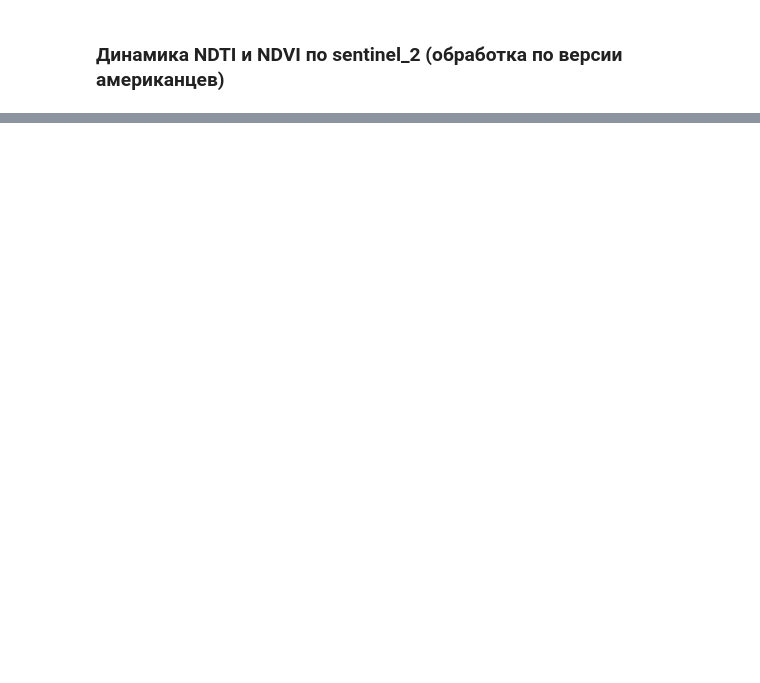
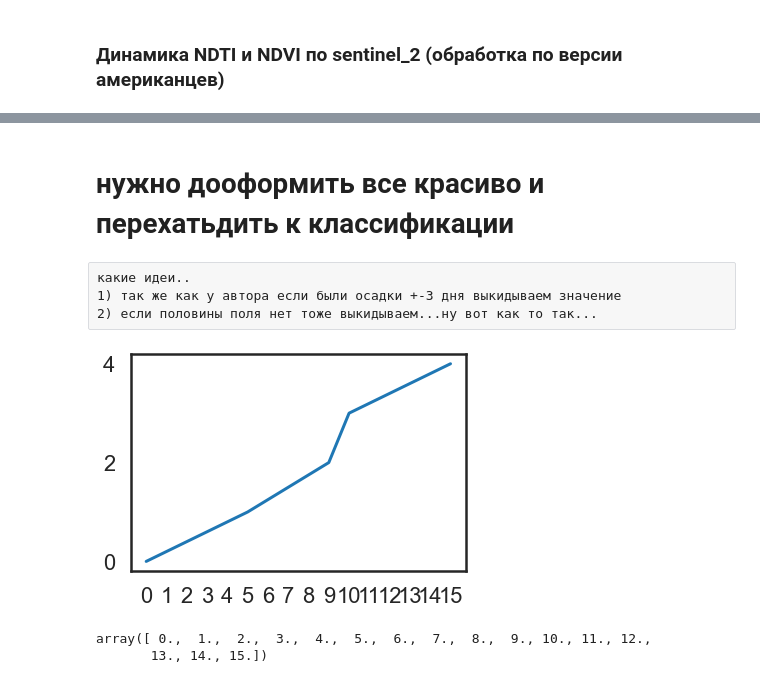
Before and after one commit to hukitoc94/Archangelskoe_NDTI_project, a Jupyter notebook: arhchan_project.ipynb, the cells around one changed output, grey strips where cells are left out. Saved outputs shown, nothing was run; the diff lists cells and outputs as text; code cells hidden in the pictures; blank space fills up the shorter version.

```diff
--- a/arhchan_project.ipynb
+++ b/arhchan_project.ipynb
@@ -364,0 +407,19 @@ sns.barplot(data = climat_2019df, x='date', y = "RRR", alpha=0.5, ax=ax3)
+# %% [markdown]
+#  нужно дооформить все красиво и перехатьдить к классификации
+# %% [raw]
+какие идеи..
+1) так же как у автора если были осадки +-3 дня выкидываем значение
+2) если половины поля нет тоже выкидываем...ну вот как то так...
+# %%
+x = [0,5,9,10,15]
+y = [0,1,2,3,4]
+plt.plot(x,y)
+plt.xticks(np.arange(min(x), max(x)+1, 1.0))
+plt.show()
+# %% [output]
+[figure, added]
+# %%
+np.arange(min(x), max(x)+1, 1.0)
+# %% [output]
+array([ 0.,  1.,  2.,  3.,  4.,  5.,  6.,  7.,  8.,  9., 10., 11., 12.,
+       13., 14., 15.])
```
Also changed, not shown: parts of 31 cells of this notebook.
